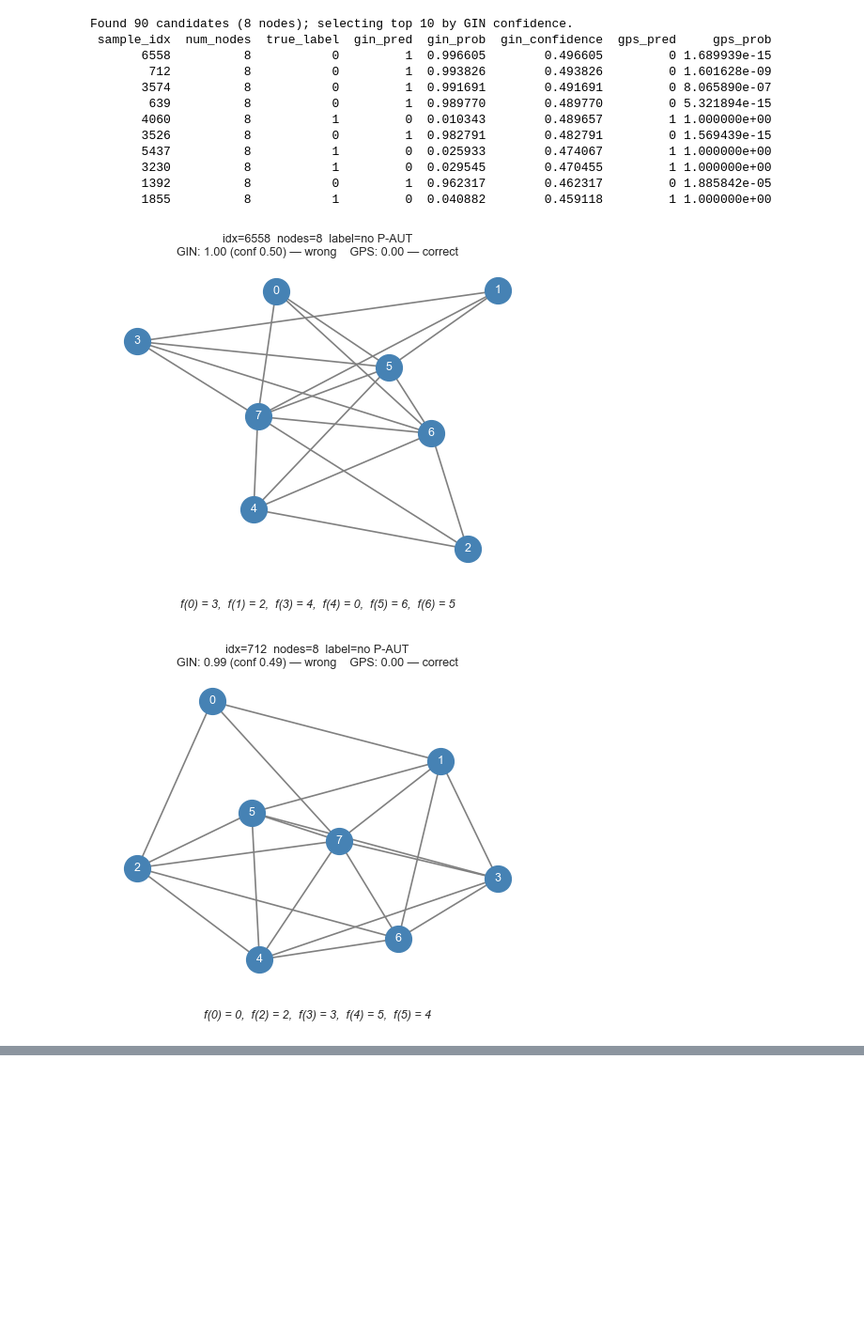
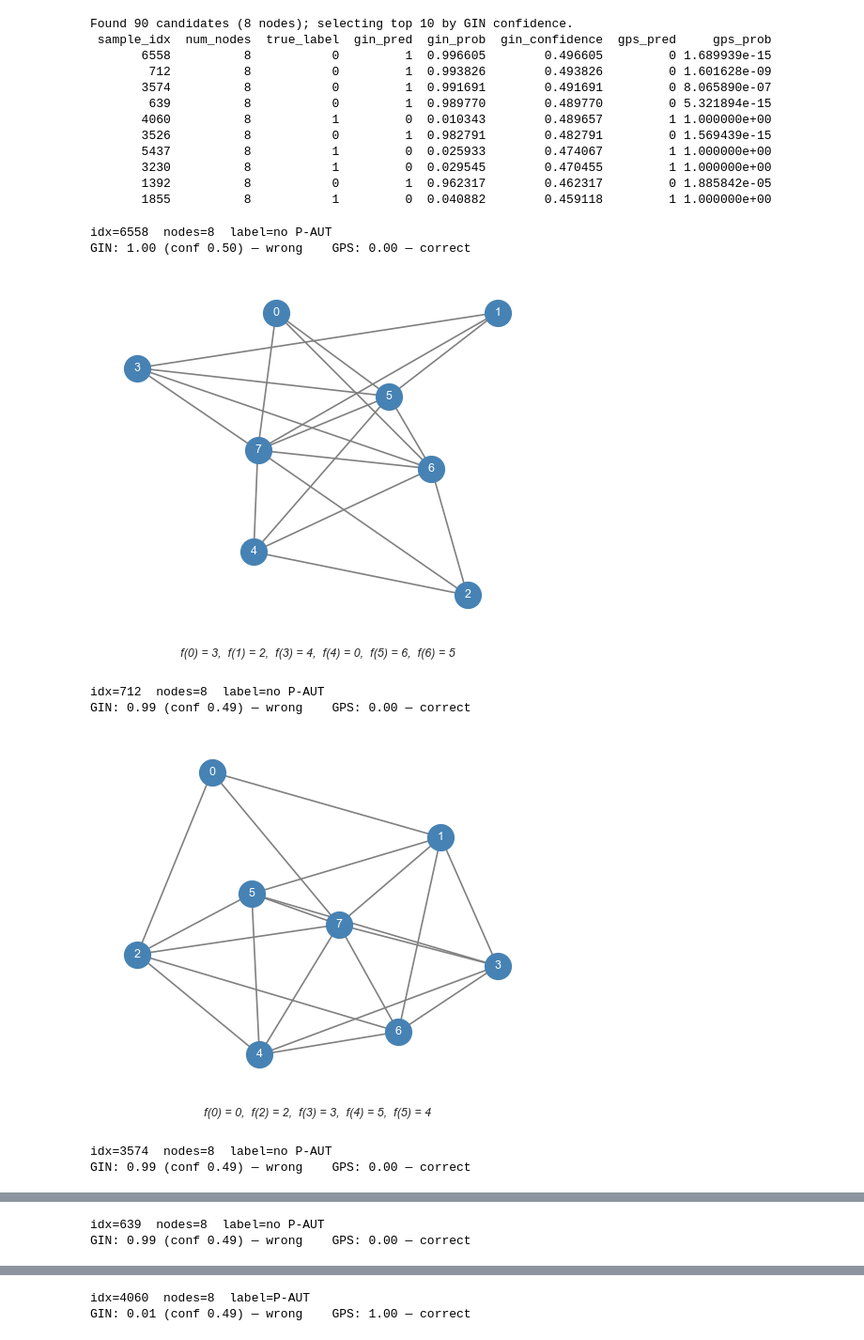
Before and after one commit to rivalxy/gnn-graph-theory, a Jupyter notebook: analysis.ipynb, the cells around one changed output, grey strips where cells are left out. Shown at 94% size. Drawn from its saved outputs; the diff is of its cells as text; code cells hidden in the pictures; blank space fills up the shorter version.

```diff
--- a/analysis.ipynb
+++ b/analysis.ipynb
@@ -53,17 +53,11 @@ gps_df = gps_results["predictions_df"]
 # %%
 summary_rows = []
 for name, results in [("GIN", gin_results), ("GPS", gps_results)]:
-    df = results["predictions_df"]
-    report = classification_report(
-        df["true_label"], df["prediction"], output_dict=True, zero_division=0
-    )
     summary_rows.append(
         {
             "Model": name,
             "Accuracy": results["accuracy"],
-            "F1": results["f1"],
-            "Precision": report["weighted avg"]["precision"],
-            "Recall": report["weighted avg"]["recall"],
+            "F1 (pos.)": results["f1"],
         }
     )
 
@@ -495,35 +577,40 @@ for _, row in selected.iterrows():
     G = torch_geometric.utils.to_networkx(graph, to_undirected=True)
     mapping = decode_mapping(graph)
 
     mapping_str = ",  ".join(f"f({s}) = {t}" for s, t in sorted(mapping.items()))
 
     pos = nx.spring_layout(G, seed=42)
     # pos = nx.bfs_layout(G, start=0)
 
     fig, ax = plt.subplots(figsize=(5, 4))
     nx.draw(
         G,
         pos,
         ax=ax,
         node_color="steelblue",
         node_size=400,
         with_labels=True,
         font_size=9,
         font_color="white",
         edge_color="gray",
         width=1.2,
     )
 
     true_lbl = int(row["true_label"])
-    ax.set_title(
+    print(
         f"idx={idx}  nodes={int(row['num_nodes'])}  label={'P-AUT' if true_lbl == 1 else 'no P-AUT'}\n"
-        f"GIN: {row['gin_prob']:.2f} (conf {row['gin_confidence']:.2f}) — wrong    GPS: {row['gps_prob']:.2f} — correct",
-        fontsize=9,
+        f"GIN: {row['gin_prob']:.2f} (conf {row['gin_confidence']:.2f}) — wrong    GPS: {row['gps_prob']:.2f} — correct"
     )
     fig.text(0.5, -0.04, mapping_str, ha="center", fontsize=9, style="italic")
 
     plt.tight_layout()
     plt.show()
 # %% [output]
+idx=6558  nodes=8  label=no P-AUT
+GIN: 1.00 (conf 0.50) — wrong    GPS: 0.00 — correct
-[figure, old version]
+[figure, new version]
+idx=712  nodes=8  label=no P-AUT
+GIN: 0.99 (conf 0.49) — wrong    GPS: 0.00 — correct
-[figure, old version]
+[figure, new version]
+idx=3574  nodes=8  label=no P-AUT
+GIN: 0.99 (conf 0.49) — wrong    GPS: 0.00 — correct
@@ -530,0 +618,2 @@ for _, row in selected.iterrows():
+idx=639  nodes=8  label=no P-AUT
+GIN: 0.99 (conf 0.49) — wrong    GPS: 0.00 — correct
@@ -531,0 +621,2 @@ for _, row in selected.iterrows():
+idx=4060  nodes=8  label=P-AUT
+GIN: 0.01 (conf 0.49) — wrong    GPS: 1.00 — correct
```
Also changed, not shown: parts of 23 cells of this notebook, 2 other files.
